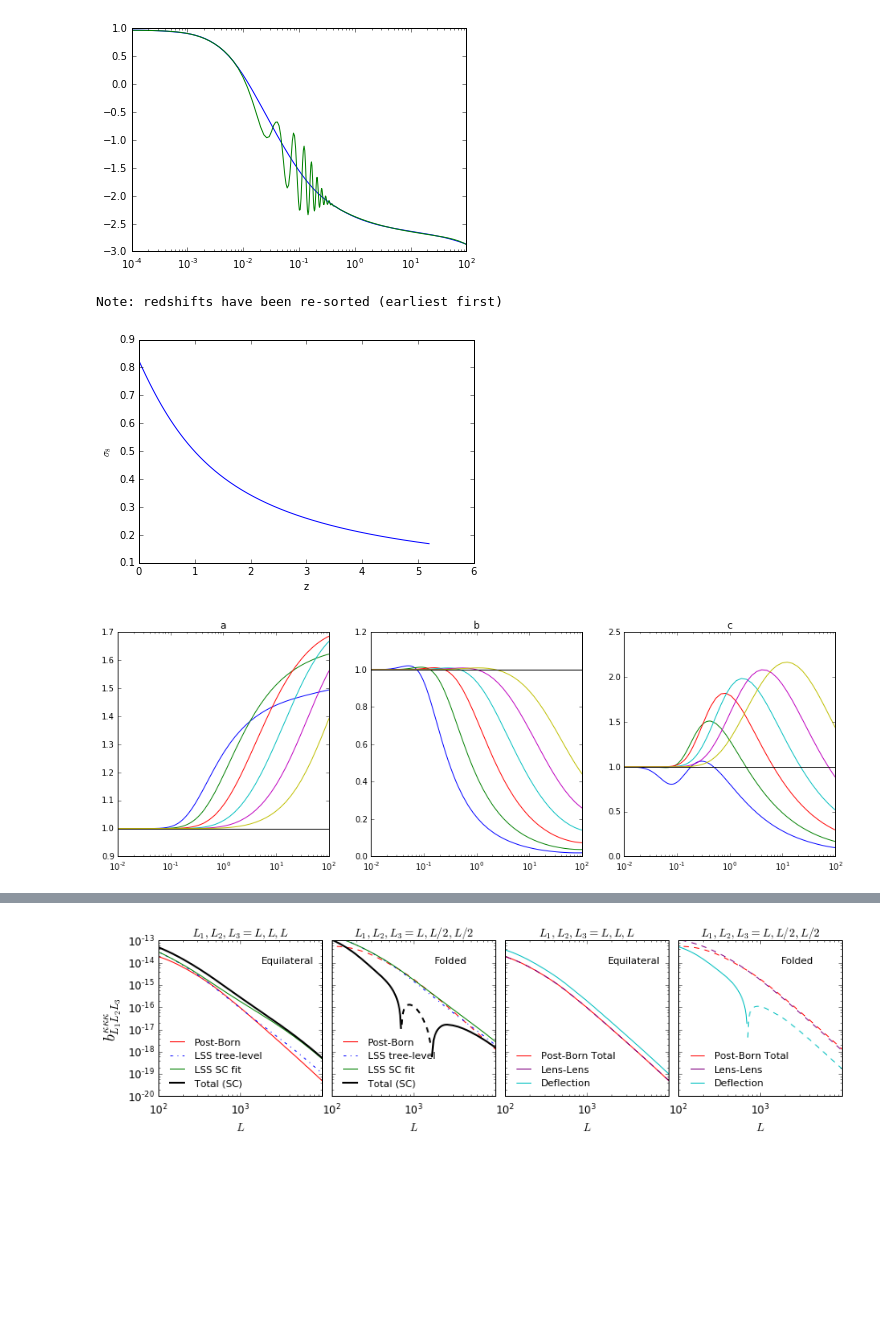
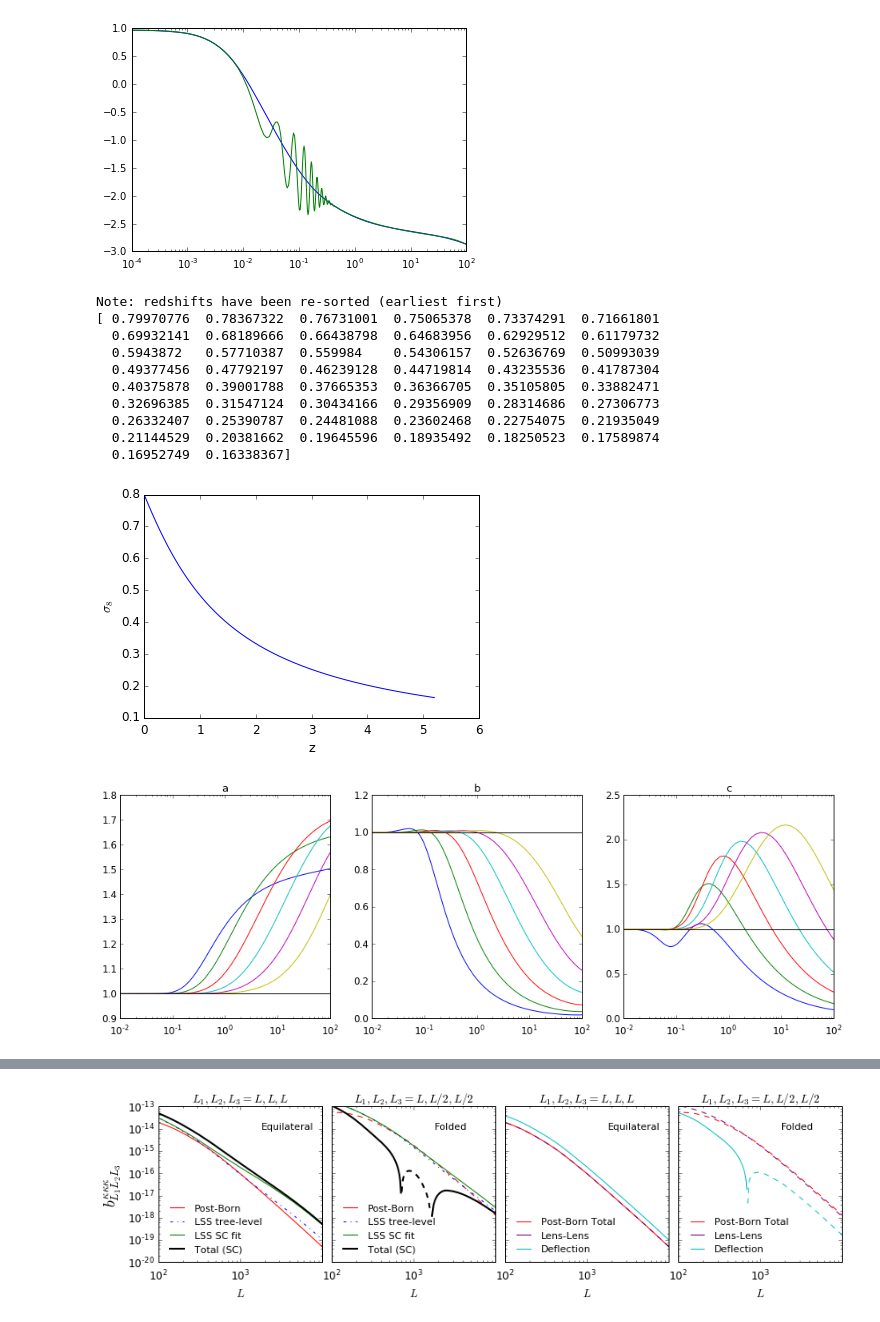
Before and after one commit to cmbant/notebooks, a Jupyter notebook: PostBorn.ipynb, the cells around one changed output, grey strips where cells are left out. Saved outputs shown, nothing was run; the diff lists cells and outputs as text; code cells hidden in the pictures; blank space fills up the shorter version.

```diff
--- a/PostBorn.ipynb
+++ b/PostBorn.ipynb
@@ -745,7 +744,7 @@ for i, ll in enumerate(lsamp):
 sp = UnivariateSpline(cl_ls[10:],CEsp(cl_ls[10:])*CurlSp(cl_ls[10:])/cl_ls[10:], s=0)
 Bapprox = sp.integral(10, lsamp[-1])
 # %%
-pars.InitPower.set_params(ns=0.96, As=2.1265e-9, r=0.01)
+pars.InitPower.set_params(ns=0.96, As=pars.InitPower.ScalarPowerAmp[0], r=0.01)
 pars.WantTensors=True
 cl_tensor01=results.get_cmb_power_spectra(pars,spectra=['tensor'])
 BB_tensor=cl_tensor01['tensor'][:,2]
@@ -1378,14 +1377,25 @@ plt.xlim([1e-4,kmax])
 # %%
 #get sigma_8(z)
 pars.set_matter_power(redshifts =zP, kmax=kmax)
 results = camb.get_results(pars)
-s8 = UnivariateSpline(zP, results.get_sigma8()[::-1],s=0)
+s8vals=results.get_sigma8()[::-1]
+print s8vals
+s8 = UnivariateSpline(zP, s8vals,s=0)
 plt.plot(zP,s8(zP));
 plt.xlabel('z')
 plt.ylabel('$\\sigma_8$');
 # %% [output]
 Note: redshifts have been re-sorted (earliest first)
+[ 0.79970776  0.78367322  0.76731001  0.75065378  0.73374291  0.71661801
+  0.69932141  0.68189666  0.66438798  0.64683956  0.62929512  0.61179732
+  0.5943872   0.57710387  0.559984    0.54306157  0.52636769  0.50993039
+  0.49377456  0.47792197  0.46239128  0.44719814  0.43235536  0.41787304
+  0.40375878  0.39001788  0.37665353  0.36366705  0.35105805  0.33882471
+  0.32696385  0.31547124  0.30434166  0.29356909  0.28314686  0.27306773
+  0.26332407  0.25390787  0.24481088  0.23602468  0.22754075  0.21935049
+  0.21144529  0.20381662  0.19645596  0.18935492  0.18250523  0.17589874
+  0.16952749  0.16338367]
-[figure, old version]
+[figure, new version]
 # %%
 #Fudge fit of http://arxiv.org/abs/astro-ph/0009427
 def SC_fit_a(z,k, a1=0.25, a2=3.5, a6=-0.2):
@@ -1442,7 +1452,7 @@ for i, (ax, let) in enumerate(zip(axs,['a','b','c'])):
         ax.set_xlim([1e-2,100])
     ax.set_title(let);
 # %% [output]
-[figure, old version]
+[figure, new version]
 # %%
 fig, axs = plt.subplots(1,3,figsize=(16,5))
 for i, (ax, let) in enumerate(zip(axs,['a','b','c'])):
```
Also changed, not shown: parts of 13 cells of this notebook, 1 other file.
